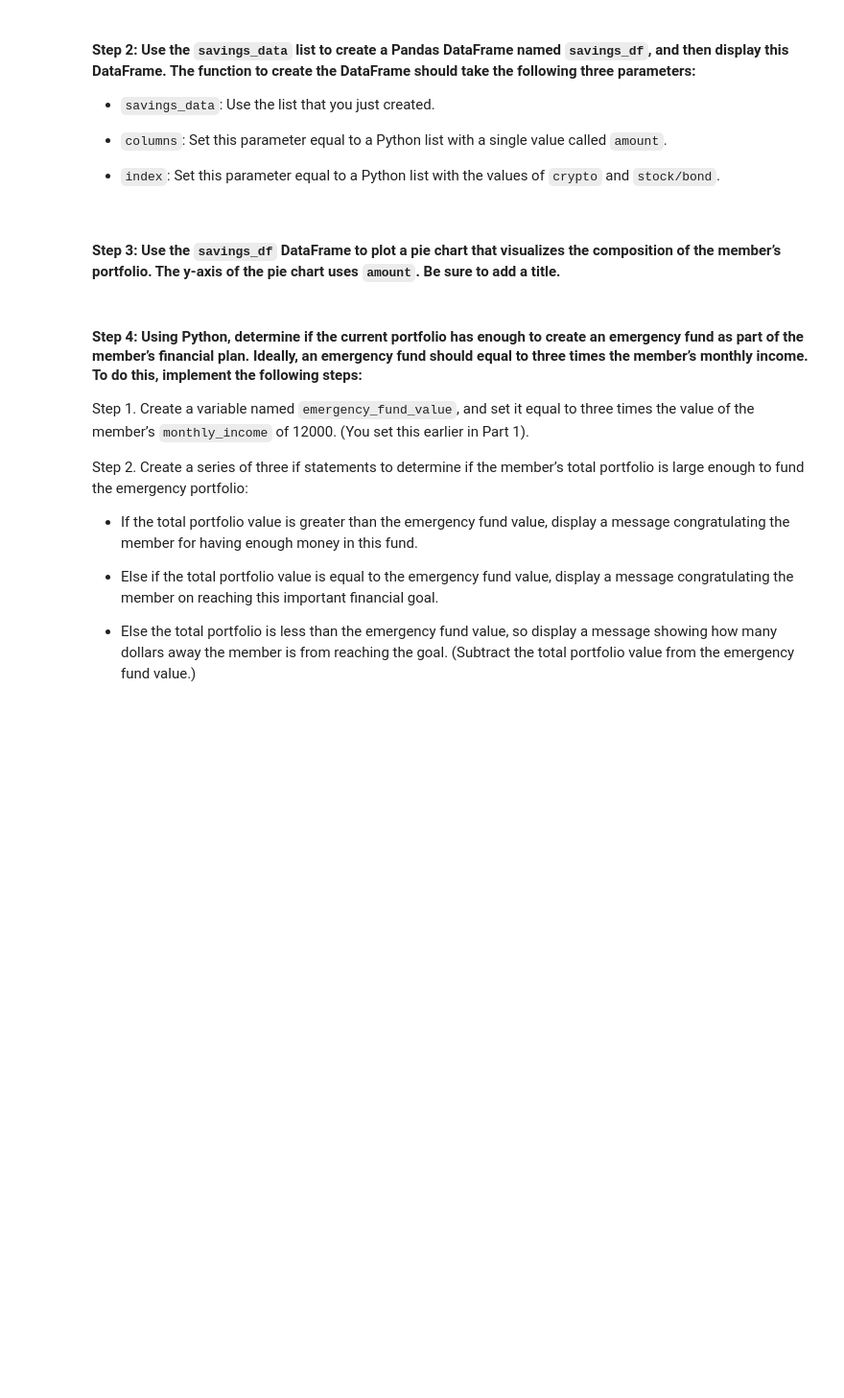
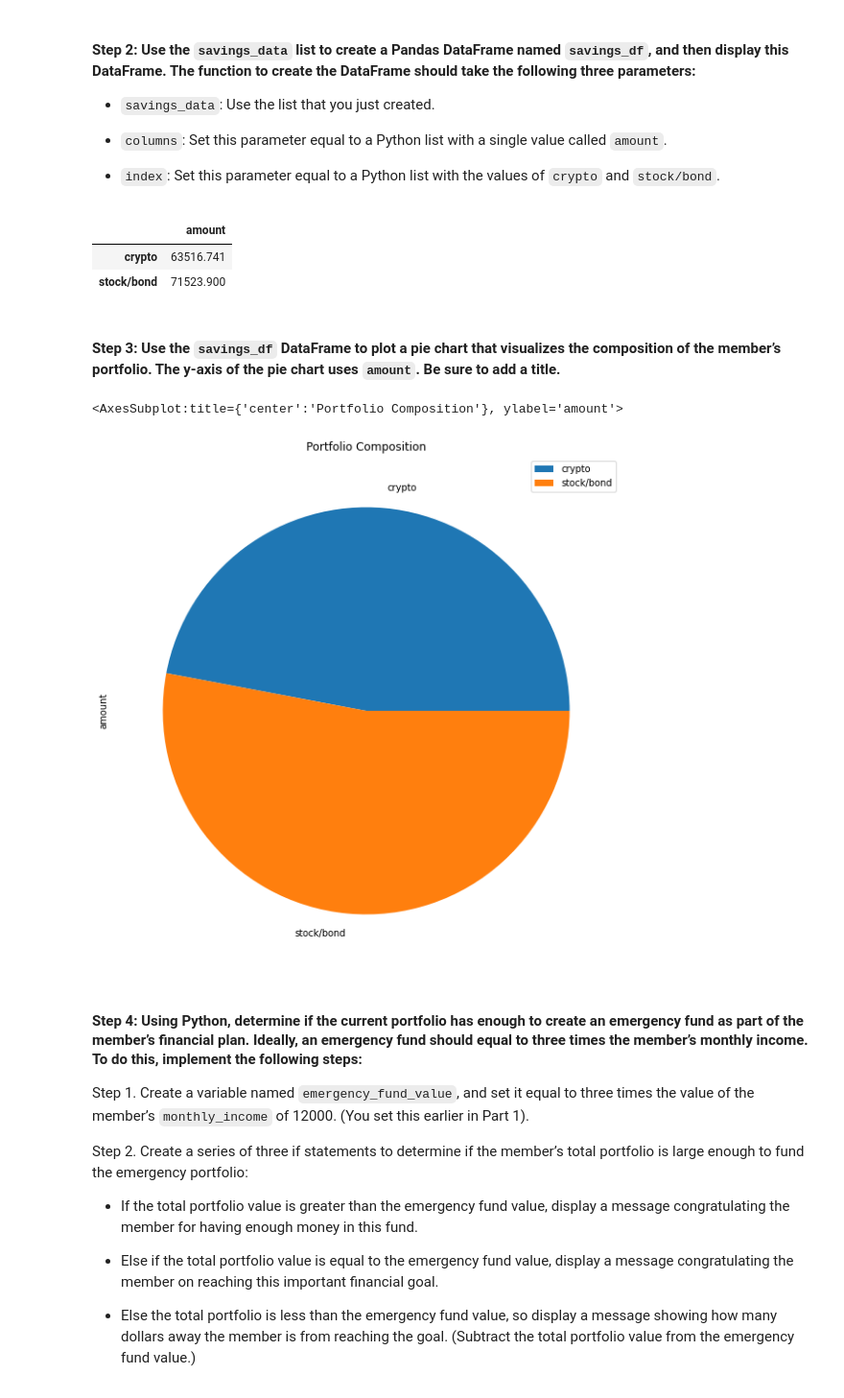
Before and after one commit to woodedlawn/module_5_challenge, a Jupyter notebook: financial_planning_tools.ipynb, the cells around one changed output. Shown at 96% size. Drawn from its saved outputs; the diff is of its cells as text; code cells hidden in the pictures; blank space fills up the shorter version.

```diff
--- a/financial_planning_tools.ipynb
+++ b/financial_planning_tools.ipynb
@@ -330,7 +329,7 @@ In this section, you’ll use the valuations for the cryptocurrency wallet and f
 #### Step 1: Create a Python list named `savings_data` that has two elements. The first element contains the total value of the cryptocurrency wallet. The second element contains the total value of the stock and bond portions of the portfolio.
 # %%
 # Consolidate financial assets data into a Python list
-# YOUR CODE HERE
+savings_data = [total_crypto_wallet, total_stocks_bonds]
 
 # Review the Python list savings_data
-# YOUR CODE HERE
+savings_data
@@ -344,15 +345,23 @@ In this section, you’ll use the valuations for the cryptocurrency wallet and f
 - `index`: Set this parameter equal to a Python list with the values of `crypto` and `stock/bond`.
 # %%
 # Create a Pandas DataFrame called savings_df
-# YOUR CODE HERE
+savings_df = pd.DataFrame(savings_data, columns=["amount"], index=["crypto", "stock/bond"])
 
 # Display the savings_df DataFrame
-# YOUR CODE HERE
+savings_df
+# %% [output]
+|  | amount |
+| crypto | 63516.741 |
+| stock/bond | 71523.900 |
 # %% [markdown]
 #### Step 3: Use the `savings_df` DataFrame to plot a pie chart that visualizes the composition of the member’s portfolio. The y-axis of the pie chart uses `amount`. Be sure to add a title.
 # %%
 # Plot the total value of the member's portfolio (crypto and stock/bond) in a pie chart
 # YOUR CODE HERE
+savings_df.plot(kind="pie", y="amount", title="Portfolio Composition", figsize=[10, 10])
+# %% [output]
+<AxesSubplot:title={'center':'Portfolio Composition'}, ylabel='amount'>
+[figure, added]
 # %% [markdown]
 #### Step 4: Using Python, determine if the current portfolio has enough to create an emergency fund as part of the member’s financial plan. Ideally, an emergency fund should equal to three times the member’s monthly income. To do this, implement the following steps:
 
```
Also changed, not shown: parts of 14 cells of this notebook.
